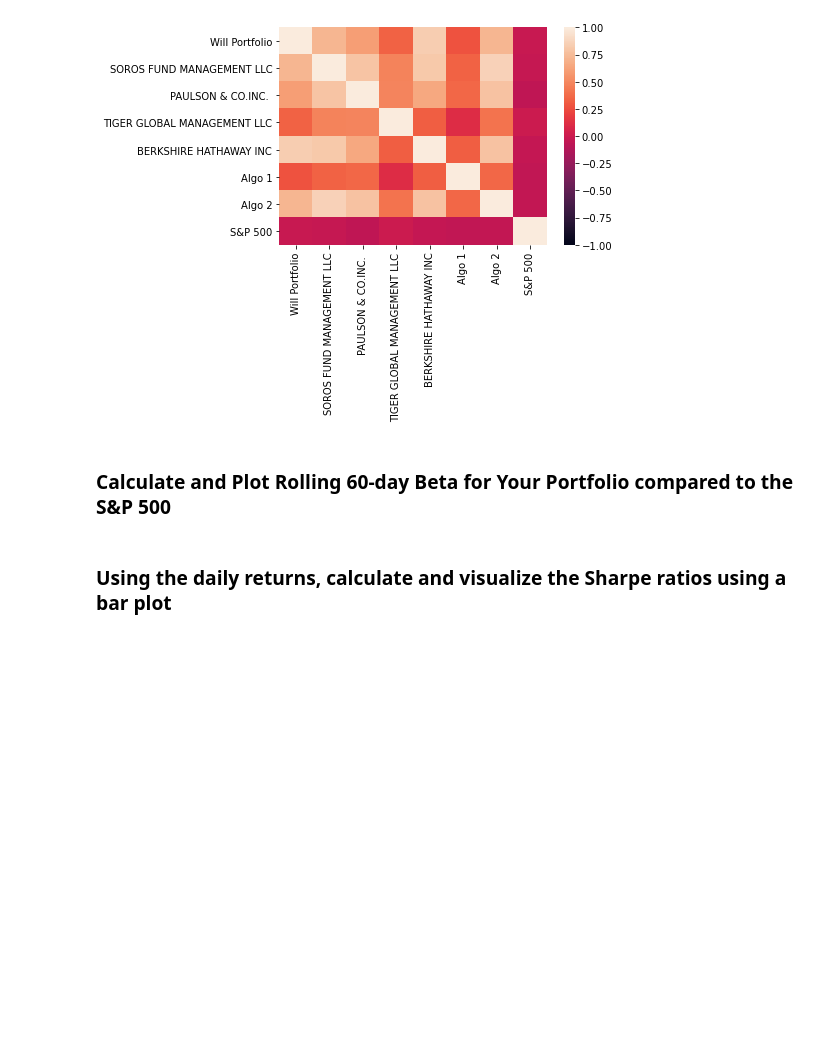
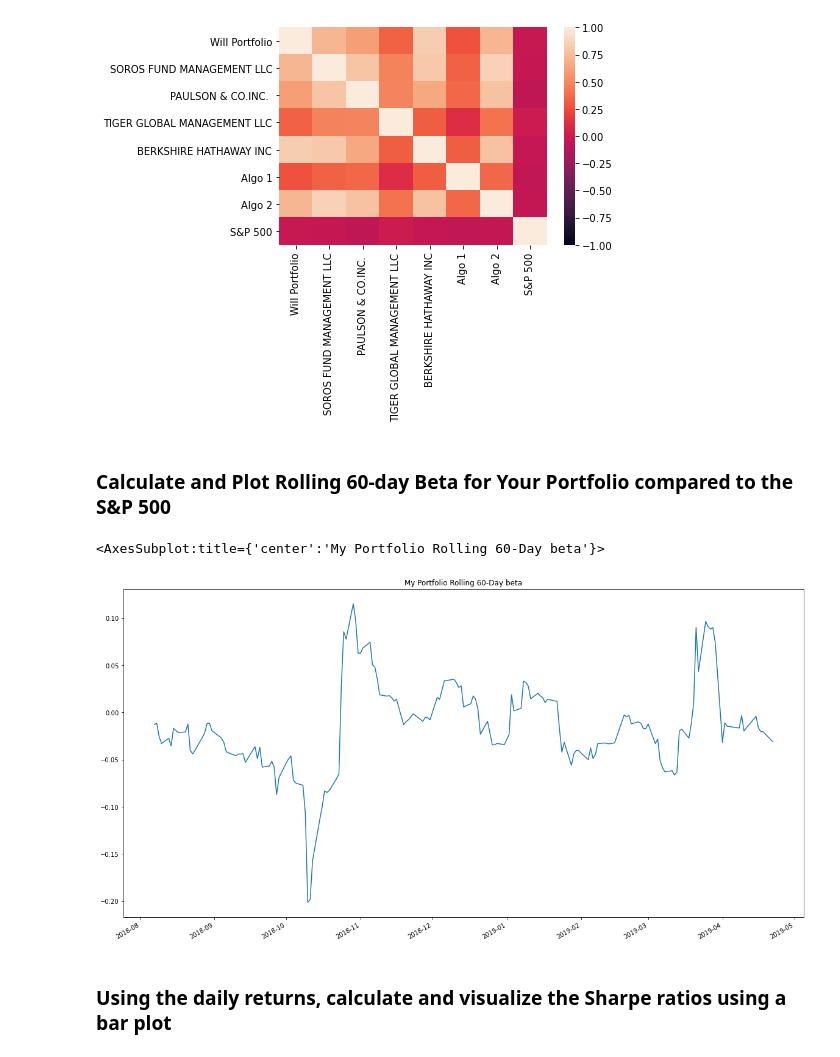
Before and after one commit to Wil-bro0824/A_Whale_Off_PortFolio, a Jupyter notebook: whale_analysis.ipynb, the cells around one changed output. Saved outputs shown, nothing was run; the diff lists cells and outputs as text; code cells hidden in the pictures; blank space fills up the shorter version.

```diff
--- a/whale_analysis.ipynb
+++ b/whale_analysis.ipynb
@@ -529,3 +528,12 @@ sns.heatmap(my_corr, vmin=-1,vmax=1)
+# %%
+# Calculate and plot Beta
+my_covariance = all_returns['Will Portfolio'].rolling(window=60).cov(all_returns['S&P 500'])
+my_variance = all_returns['Will Portfolio'].rolling(window=60).var()
+my_beta = my_covariance / my_variance
+my_beta.plot(figsize=(20, 11), title= 'My Portfolio Rolling 60-Day beta')
+# %% [output]
+<AxesSubplot:title={'center':'My Portfolio Rolling 60-Day beta'}>
+[figure, added]
 # %% [markdown]
 ### Using the daily returns, calculate and visualize the Sharpe ratios using a bar plot
 # %%
```
Also changed, not shown: parts of 5 cells of this notebook.
